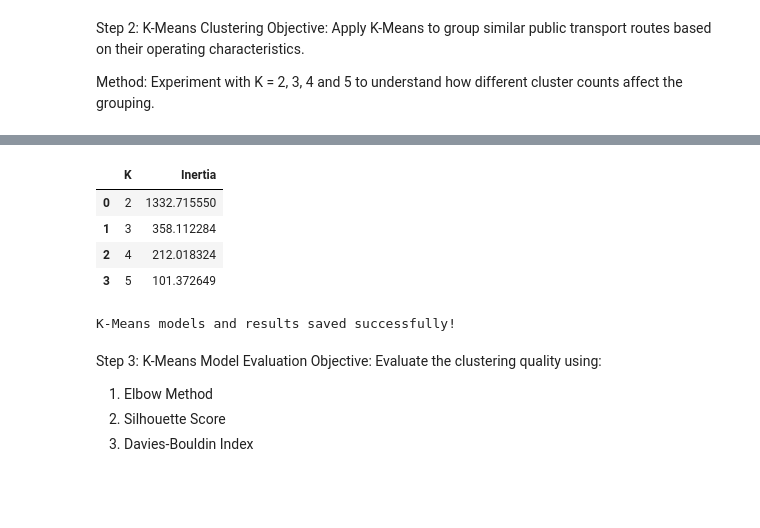
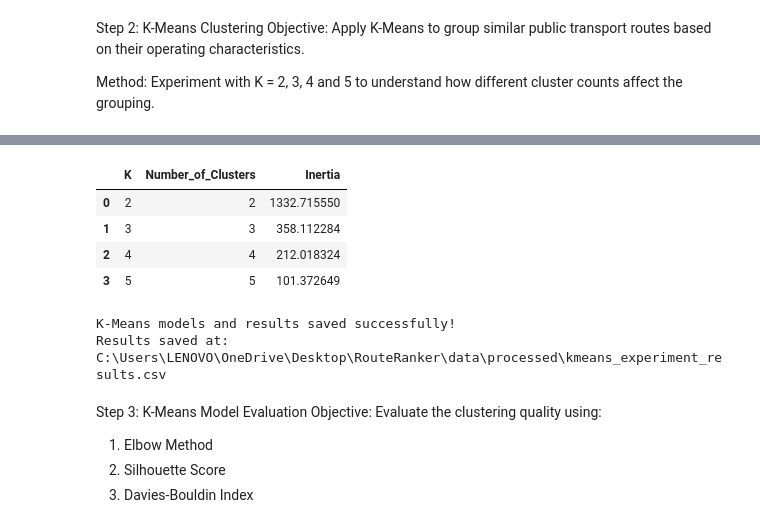
Before and after one commit to springboardmentor148-svg/RouteRanker-AI-Powered-Public-Transit-Route-Optimization, a Jupyter notebook: notebook/module5_machine_learning.ipynb, the cells around one changed output, grey strips where cells are left out. Saved outputs shown, nothing was run; the diff lists cells and outputs as text; code cells hidden in the pictures; blank space fills up the shorter version.

Commit message:
Update Module 5 KMeans experiment notebook

```diff
--- a/notebook/module5_machine_learning.ipynb
+++ b/notebook/module5_machine_learning.ipynb
@@ -99,7 +99,7 @@ import joblib
 from pathlib import Path
 from sklearn.cluster import KMeans
 
-# Project paths
+# 1. Project paths
 PROJECT_DIR = Path(
     r"C:\Users\LENOVO\OneDrive\Desktop\RouteRanker"
 )
@@ -107,14 +107,32 @@ PROJECT_DIR = Path(
 PROCESSED_DIR = PROJECT_DIR / "data" / "processed"
 MODEL_DIR = PROJECT_DIR / "models"
 
+# 2. Check input file
+input_file = PROCESSED_DIR / "module5_clustering_features.csv"
+
+if not input_file.exists():
+    raise FileNotFoundError(
+        f"Input file not found: {input_file}"
+    )
+
 MODEL_DIR.mkdir(parents=True, exist_ok=True)
 
-# Load clustering features
-X = pd.read_csv(
-    PROCESSED_DIR / "module5_clustering_features.csv"
-)
+# 3. Load clustering features
+X = pd.read_csv(input_file)
 
-# Experiment with different K values
+print("Dataset shape:", X.shape)
+print("Missing values:", X.isnull().sum().sum())
+
+if X.empty:
+    raise ValueError("The clustering dataset is empty.")
+
+if X.isnull().sum().sum() > 0:
+    raise ValueError("The dataset contains missing values.")
+
+if not all(pd.api.types.is_numeric_dtype(X[col]) for col in X.columns):
+    raise ValueError("All clustering features must be numeric.")
+
+# 4. Experiment with different K values
 k_values = [2, 3, 4, 5]
 
 results = []
@@ -131,31 +149,34 @@ for k in k_values:
 
     results.append({
         "K": k,
+        "Number_of_Clusters": len(set(labels)),
         "Inertia": kmeans.inertia_
     })
 
     # Save trained model
-    joblib.dump(
-        kmeans,
-        MODEL_DIR / f"kmeans_model_k{k}.pkl"
-    )
+    model_path = MODEL_DIR / f"kmeans_model_k{k}.pkl"
 
-    print(f"K = {k}")
+    joblib.dump(kmeans, model_path)
+
+    print(f"\nK = {k}")
     print("Number of clusters:", len(set(labels)))
     print("Inertia:", kmeans.inertia_)
+    print("Model saved:", model_path)
+
     print("-" * 35)
 
-# Display comparison
+# 5. Display comparison
 results_df = pd.DataFrame(results)
 
 print("\nK-MEANS EXPERIMENT RESULTS")
+
 display(results_df)
 
-# Save results
-results_df.to_csv(
-    PROCESSED_DIR / "kmeans_experiment_results.csv",
-    index=False
-)
+# 6. Save experiment results
+output_file = PROCESSED_DIR / "kmeans_experiment_results.csv"
 
-print("K-Means models and results saved successfully!")
+results_df.to_csv(output_file, index=False)
+
+print("\nK-Means models and results saved successfully!")
+print("Results saved at:", output_file)
 # %% [output]
@@ -177,12 +197,13 @@ Inertia: 101.37264919016295
 -----------------------------------
 
 K-MEANS EXPERIMENT RESULTS
-|  | K | Inertia |
-| 0 | 2 | 1332.715550 |
-| 1 | 3 | 358.112284 |
-| 2 | 4 | 212.018324 |
-| 3 | 5 | 101.372649 |
+|  | K | Number_of_Clusters | Inertia |
+| 0 | 2 | 2 | 1332.715550 |
+| 1 | 3 | 3 | 358.112284 |
+| 2 | 4 | 4 | 212.018324 |
+| 3 | 5 | 5 | 101.372649 |
 K-Means models and results saved successfully!
+Results saved at: C:\Users\LENOVO\OneDrive\Desktop\RouteRanker\data\processed\kmeans_experiment_results.csv
 # %% [markdown]
 Step 3: K-Means Model Evaluation
 Objective: Evaluate the clustering quality using:
```
Also changed, not shown: parts of 1 cell of this notebook.
